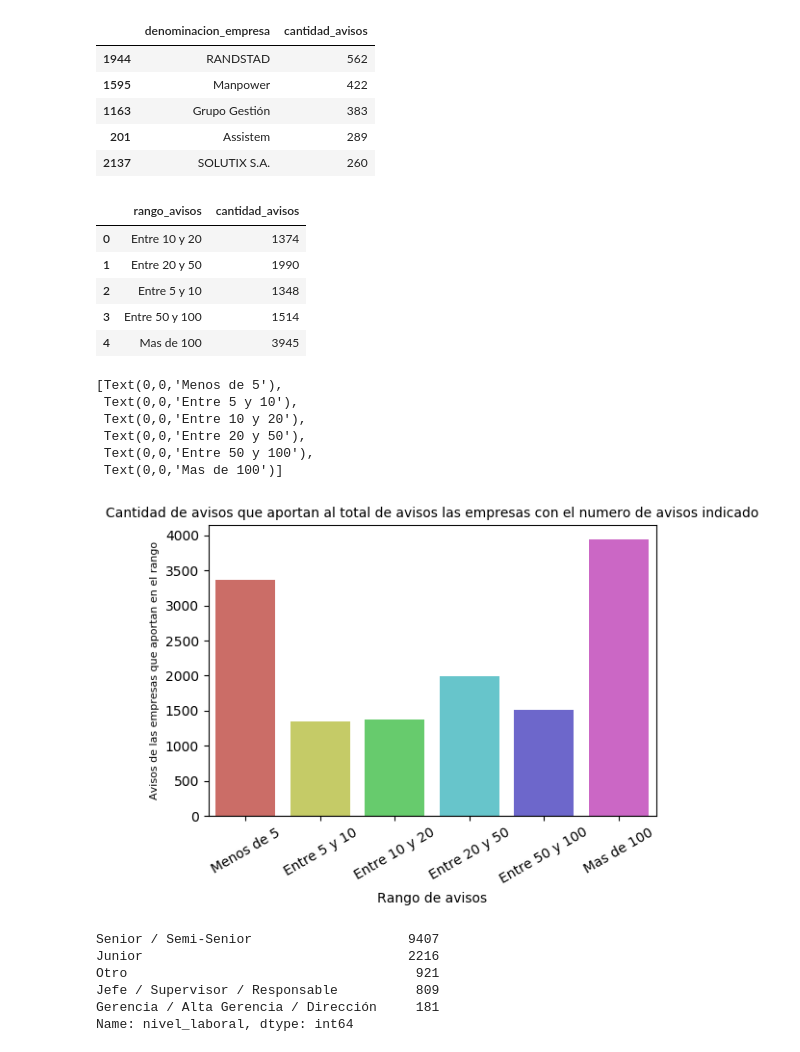
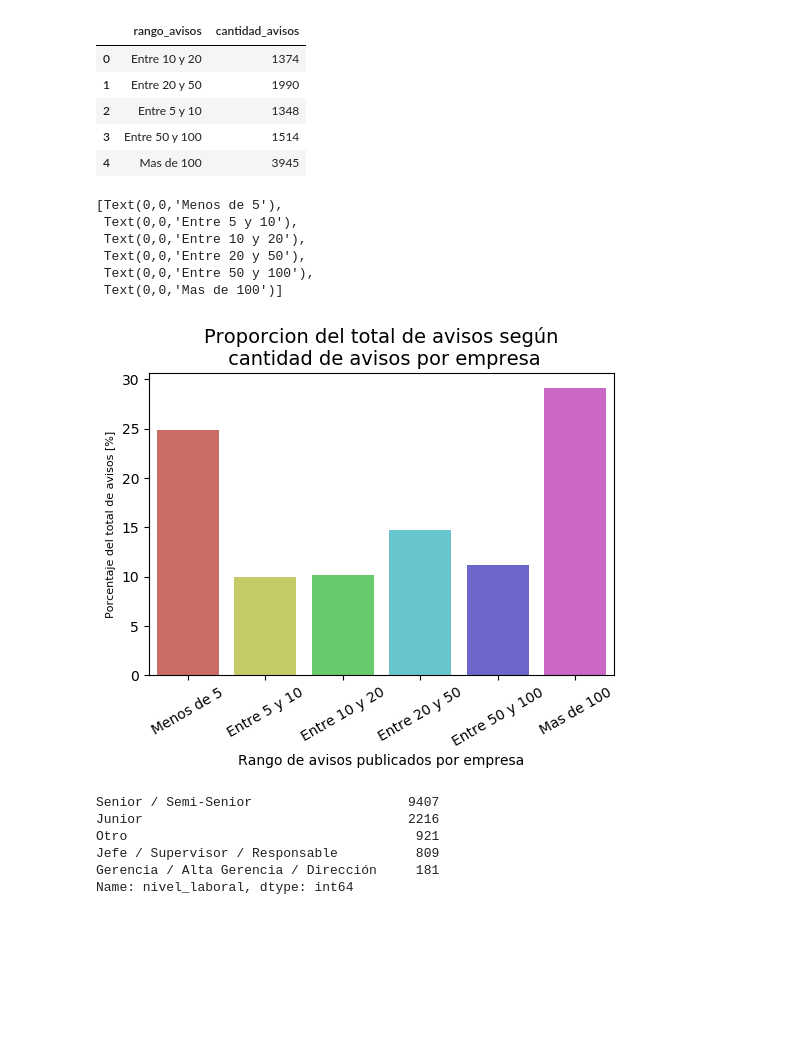
Before and after one commit to urielkelman/abracadata, a Jupyter notebook: Anuncios.ipynb, the cells around one changed output. Cells and saved outputs as stored; diff of their text form; code cells hidden in the pictures; blank space fills up the shorter version.

Commit message:
Primera entrega: análisis exploratorio

```diff
--- a/Anuncios.ipynb
+++ b/Anuncios.ipynb
@@ -56,3 +20,0 @@ def key_or_other(key):
-# %%
-anuncios['area_pop'] = anuncios['nombre_area'].map(key_or_other)
-anuncios.head()
@@ -80,13 +53,3 @@ grupo = anuncios.groupby("denominacion_empresa", as_index=False).agg({'idaviso':
-# %%
-grupo.rename(columns={'idaviso':'cantidad_avisos'}, inplace=True)
-grupo.head()
-# %% [output]
-|  | denominacion_empresa | cantidad_avisos |
-| 1944 | RANDSTAD | 562 |
-| 1595 | Manpower | 422 |
-| 1163 | Grupo Gestión | 383 |
-| 201 | Assistem | 289 |
-| 2137 | SOLUTIX S.A. | 260 |
 # %%
 def rango_avisos(cantidad_avisos):
     if cantidad_avisos < 5:
@@ -102,31 +65,33 @@ def rango_avisos(cantidad_avisos):
     return "Mas de 100"
 # %%
 grupo['rango_avisos'] = grupo['cantidad_avisos'].map(rango_avisos)
+grupo.head()
+grupo = grupo.groupby("rango_avisos").agg({'cantidad_avisos':'sum'}).reset_index()
+grupo.head()
+# %% [output]
+|  | rango_avisos | cantidad_avisos |
+| 0 | Entre 10 y 20 | 1374 |
+| 1 | Entre 20 y 50 | 1990 |
+| 2 | Entre 5 y 10 | 1348 |
+| 3 | Entre 50 y 100 | 1514 |
+| 4 | Mas de 100 | 3945 |
-# %%
-grupo = grupo.groupby("rango_avisos").agg({'cantidad_avisos':'sum'}).reset_index()
-grupo.head()
-# %% [output]
-|  | rango_avisos | cantidad_avisos |
-| 0 | Entre 10 y 20 | 1374 |
-| 1 | Entre 20 y 50 | 1990 |
-| 2 | Entre 5 y 10 | 1348 |
-| 3 | Entre 50 y 100 | 1514 |
-| 4 | Mas de 100 | 3945 |
 # %%
-cantidad_anuncios_por_tamanio = sns.barplot(x='rango_avisos', y='cantidad_avisos', data=grupo, order=['Menos de 5', \
+grupo["propTotal"] = 100*(grupo["cantidad_avisos"]/grupo["cantidad_avisos"].sum())
+
+cantidad_anuncios_por_tamanio = sns.barplot(x='rango_avisos', y='propTotal', data=grupo, order=['Menos de 5', \
         'Entre 5 y 10', 'Entre 10 y 20', 'Entre 20 y 50', 'Entre 50 y 100', 'Mas de 100'], palette='hls')
-cantidad_anuncios_por_tamanio.set_title("Cantidad de avisos que aportan al total de avisos las empresas con el numero de avisos indicado", fontsize = 10)
-cantidad_anuncios_por_tamanio.set_xlabel("Rango de avisos")
-cantidad_anuncios_por_tamanio.set_ylabel("Avisos de las empresas que aportan en el rango", fontsize = 8)
+cantidad_anuncios_por_tamanio.set_title("Proporcion del total de avisos según\n cantidad de avisos por empresa", fontsize = 14)
+cantidad_anuncios_por_tamanio.set_xlabel("Rango de avisos publicados por empresa")
+cantidad_anuncios_por_tamanio.set_ylabel("Porcentaje del total de avisos [%]", fontsize = 8)
 cantidad_anuncios_por_tamanio.set_xticklabels(cantidad_anuncios_por_tamanio.get_xticklabels(), rotation=30)
 # %% [output]
 [Text(0,0,'Menos de 5'),
  Text(0,0,'Entre 5 y 10'),
  Text(0,0,'Entre 10 y 20'),
  Text(0,0,'Entre 20 y 50'),
  Text(0,0,'Entre 50 y 100'),
  Text(0,0,'Mas de 100')]
-[figure, old version]
+[figure, new version]
 # %%
 anuncios['nivel_laboral'].value_counts()
 # %% [output]
```
Also changed, not shown: parts of 18 cells of this notebook, 7 other files.
